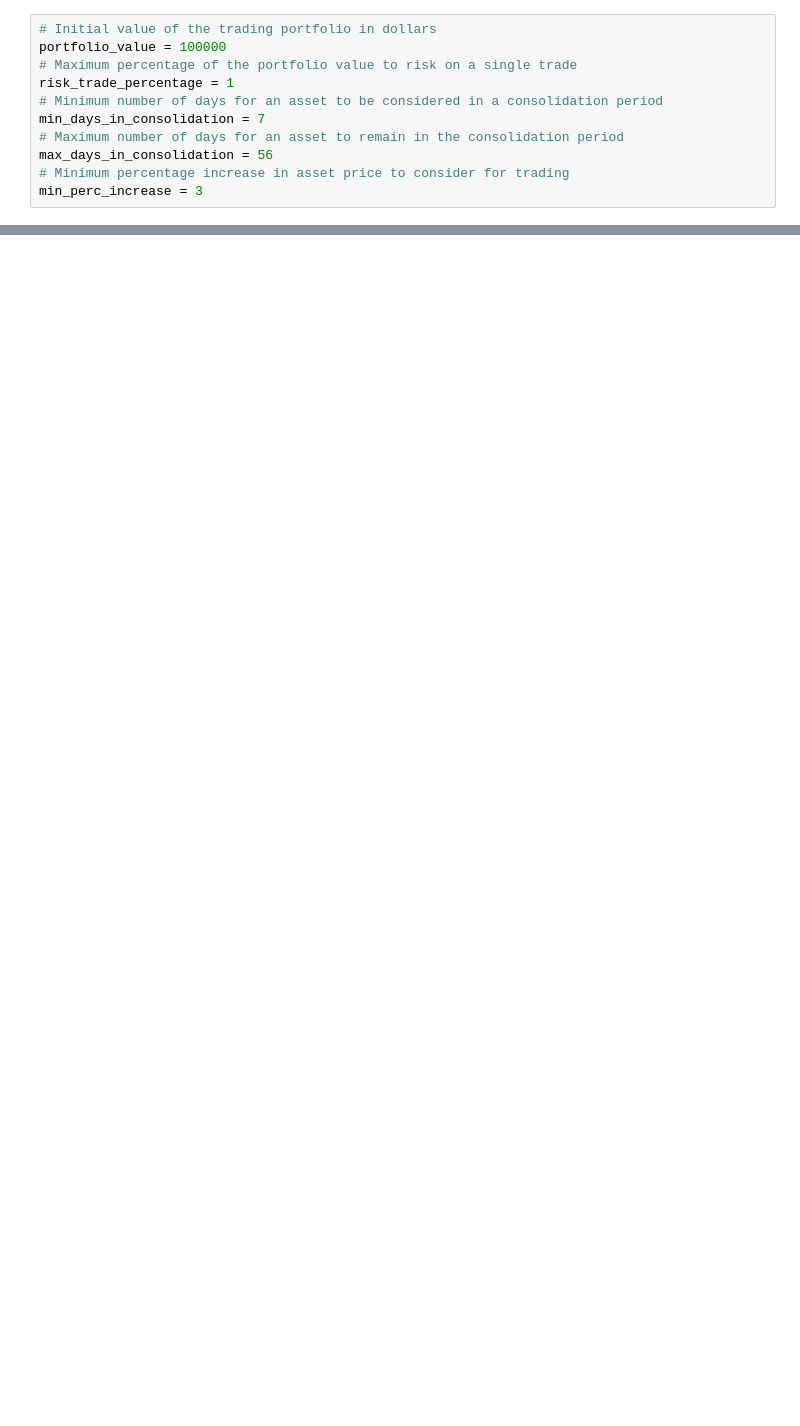
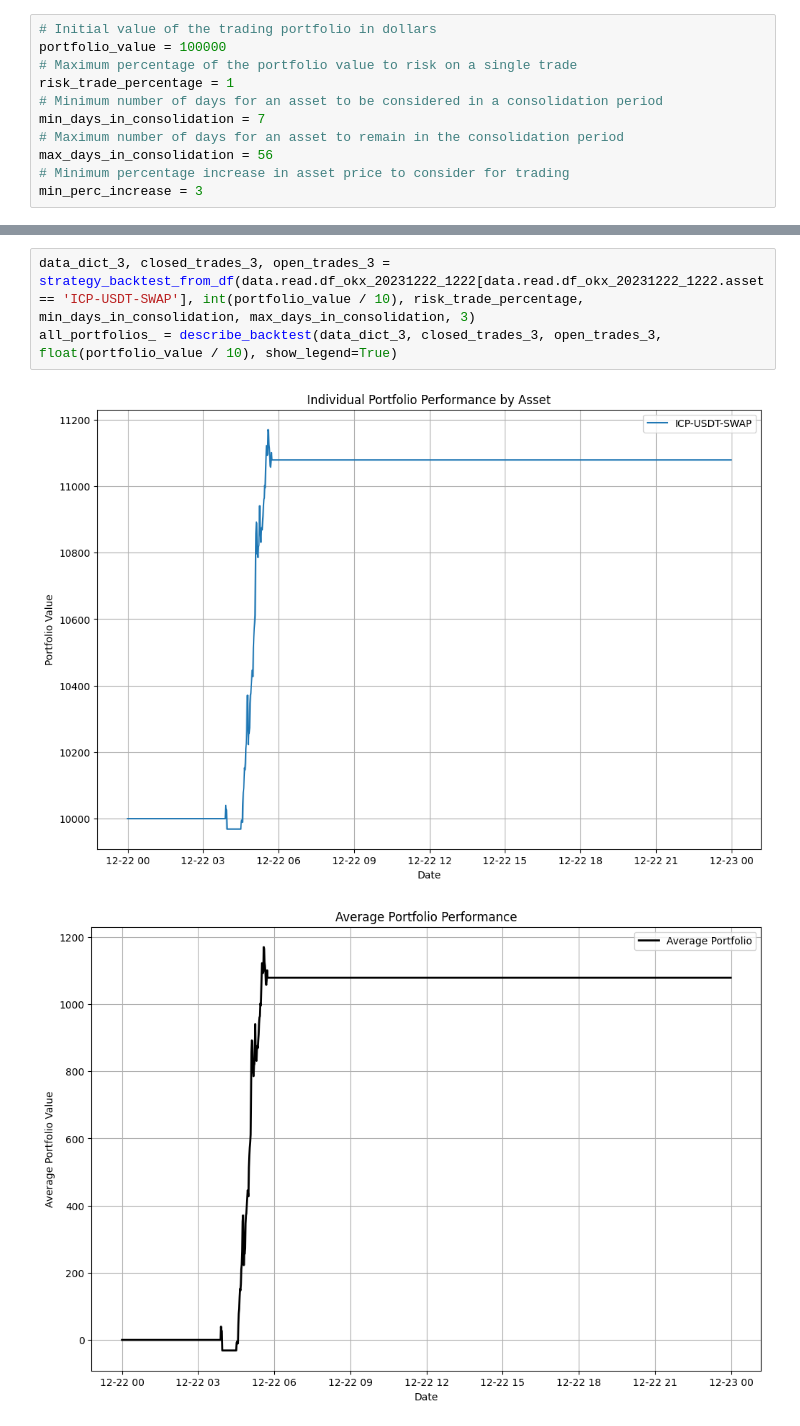
Before and after one commit to sculd/kristjan_swing-, a Jupyter notebook: backtest_okx.ipynb, the cells around one changed output, grey strips where cells are left out. Saved outputs shown, nothing was run; the diff lists cells and outputs as text; blank space fills up the shorter version.

```diff
--- a/backtest_okx.ipynb
+++ b/backtest_okx.ipynb
@@ -117,0 +124,6 @@ all_portfolios_ = describe_backtest(data_dict_3, closed_trades_3, open_trades_3,
+# %%
+data_dict_3, closed_trades_3, open_trades_3 = strategy_backtest_from_df(data.read.df_okx_20231222_1222[data.read.df_okx_20231222_1222.asset == 'ICP-USDT-SWAP'], int(portfolio_value / 10), risk_trade_percentage, min_days_in_consolidation, max_days_in_consolidation, 3)
+all_portfolios_ = describe_backtest(data_dict_3, closed_trades_3, open_trades_3, float(portfolio_value / 10), show_legend=True)
+# %% [output]
+[figure, added]
+[figure, added]
```
Also changed, not shown: parts of 22 cells of this notebook, 17 other files.
